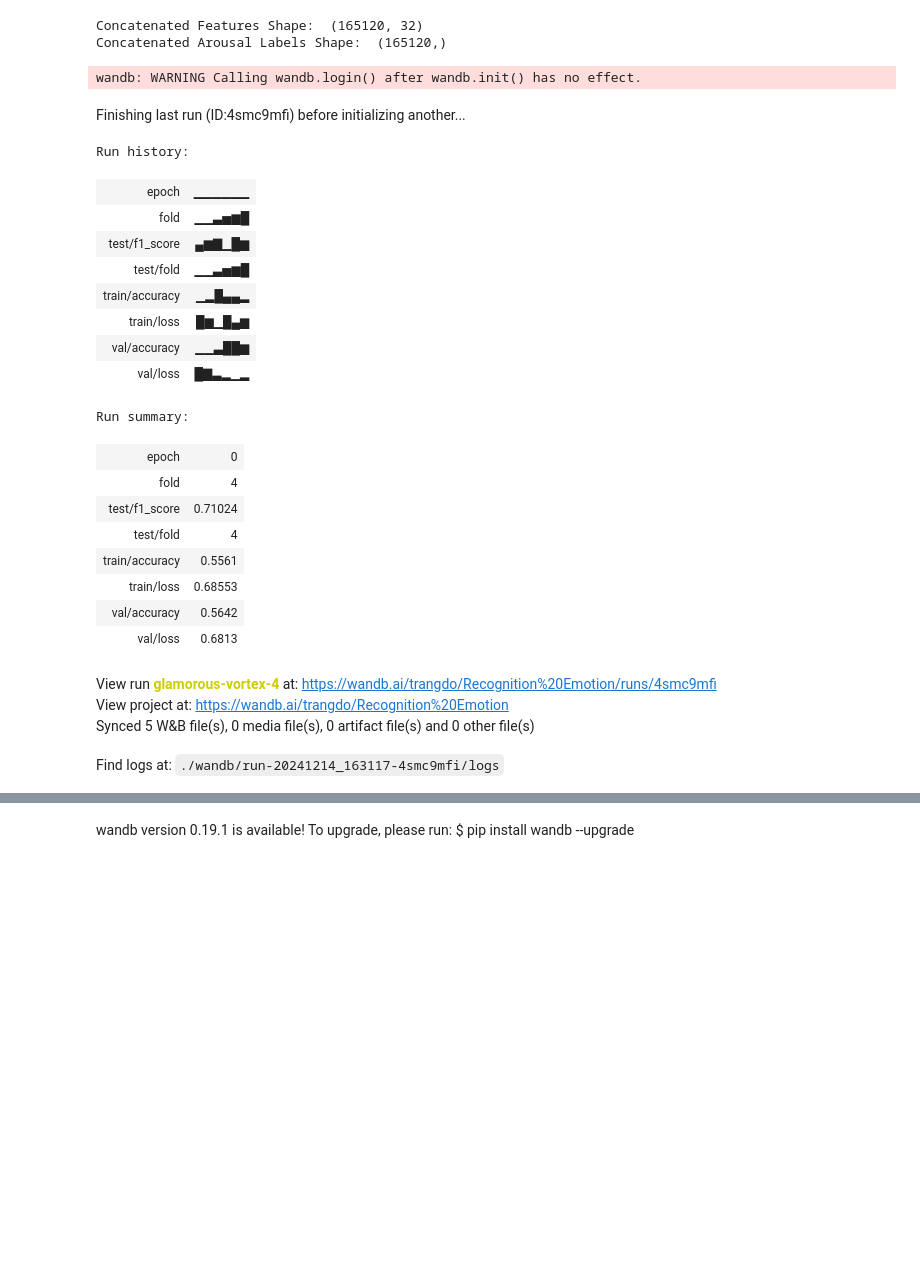
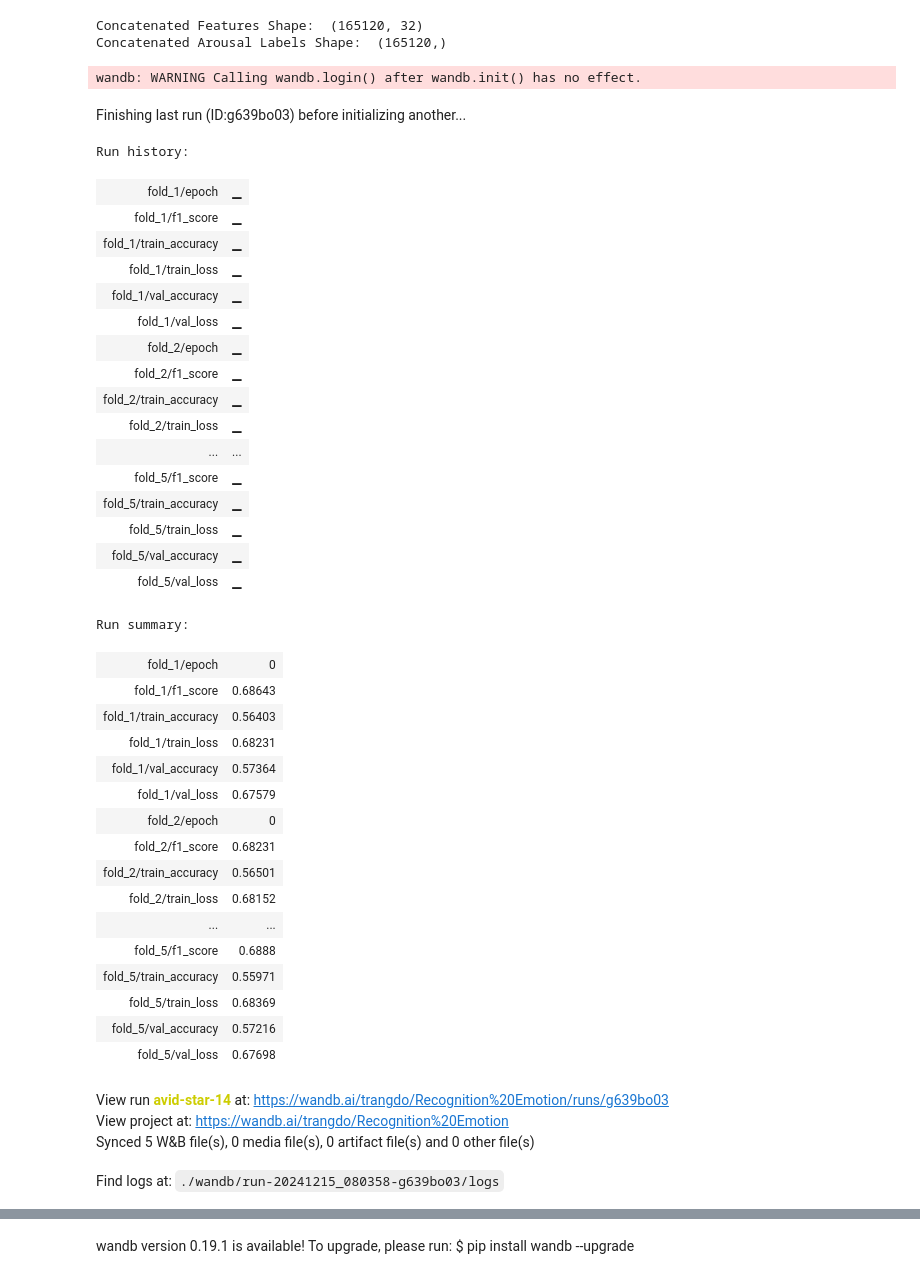
Before and after one commit to trangdo04/recognitionEmotion, a Jupyter notebook: recognitionEmotion.ipynb, the cells around one changed output, grey strips where cells are left out. Drawn from its saved outputs; the diff is of its cells as text; code cells hidden in the pictures; blank space fills up the shorter version.

```diff
--- a/recognitionEmotion.ipynb
+++ b/recognitionEmotion.ipynb
@@ -194,46 +206,55 @@ Concatenated Arousal Labels Shape:  (165120,)
 # %%
 import os
 import wandb
 
 # Đọc API key từ biến môi trường
 api_key = os.environ.get("88aea2f639fada32b4501731dc07e972dc732128")
 wandb.login(key=api_key)
 wandb.init(project="Recognition Emotion", config={
                "learning_rate": 0.001,
                "epochs": 150,
                "batch_size": 32,
                "feature_type": "psd", # Sẽ được cập nhật sau
                "model": "CNN-LSTM"
            })
-config={
-               "learning_rate": 0.001,
-               "epochs": 70,
-               "batch_size": 32,
-               "feature_type": "psd", # Sẽ được cập nhật sau
-               "model": "CNN-LSTM"
-           }
 # %% [output]
 wandb: WARNING Calling wandb.login() after wandb.init() has no effect.
-Finishing last run (ID:4smc9mfi) before initializing another...
+Finishing last run (ID:g639bo03) before initializing another...
 Run history:
-| epoch | ▁▁▁▁▁▁ |
-| fold | ▁▁▃▅▆█ |
-| test/f1_score | ▄▆▇▁█▆ |
-| test/fold | ▁▁▃▅▆█ |
-| train/accuracy | ▁▂█▄▄▂ |
-| train/loss | █▆▁█▄▆ |
-| val/accuracy | ▁▁▃██▆ |
-| val/loss | █▇▃▂▁▂ |
+| fold_1/epoch | ▁ |
+| fold_1/f1_score | ▁ |
+| fold_1/train_accuracy | ▁ |
+| fold_1/train_loss | ▁ |
+| fold_1/val_accuracy | ▁ |
+| fold_1/val_loss | ▁ |
+| fold_2/epoch | ▁ |
+| fold_2/f1_score | ▁ |
+| fold_2/train_accuracy | ▁ |
+| fold_2/train_loss | ▁ |
+| ... | ... |
+| fold_5/f1_score | ▁ |
+| fold_5/train_accuracy | ▁ |
+| fold_5/train_loss | ▁ |
+| fold_5/val_accuracy | ▁ |
+| fold_5/val_loss | ▁ |
 Run summary:
-| epoch | 0 |
-| fold | 4 |
-| test/f1_score | 0.71024 |
-| test/fold | 4 |
-| train/accuracy | 0.5561 |
-| train/loss | 0.68553 |
-| val/accuracy | 0.5642 |
-| val/loss | 0.6813 |
+| fold_1/epoch | 0 |
+| fold_1/f1_score | 0.68643 |
+| fold_1/train_accuracy | 0.56403 |
+| fold_1/train_loss | 0.68231 |
+| fold_1/val_accuracy | 0.57364 |
+| fold_1/val_loss | 0.67579 |
+| fold_2/epoch | 0 |
+| fold_2/f1_score | 0.68231 |
+| fold_2/train_accuracy | 0.56501 |
+| fold_2/train_loss | 0.68152 |
+| ... | ... |
+| fold_5/f1_score | 0.6888 |
+| fold_5/train_accuracy | 0.55971 |
+| fold_5/train_loss | 0.68369 |
+| fold_5/val_accuracy | 0.57216 |
+| fold_5/val_loss | 0.67698 |
-View run glamorous-vortex-4 at: https://wandb.ai/trangdo/Recognition%20Emotion/runs/4smc9mfi
+View run avid-star-14 at: https://wandb.ai/trangdo/Recognition%20Emotion/runs/g639bo03
 View project at: https://wandb.ai/trangdo/Recognition%20Emotion
 Synced 5 W&B file(s), 0 media file(s), 0 artifact file(s) and 0 other file(s)
-Find logs at: ./wandb/run-20241214_163117-4smc9mfi/logs
+Find logs at: ./wandb/run-20241215_080358-g639bo03/logs
```
Also changed, not shown: parts of 7 cells of this notebook.
